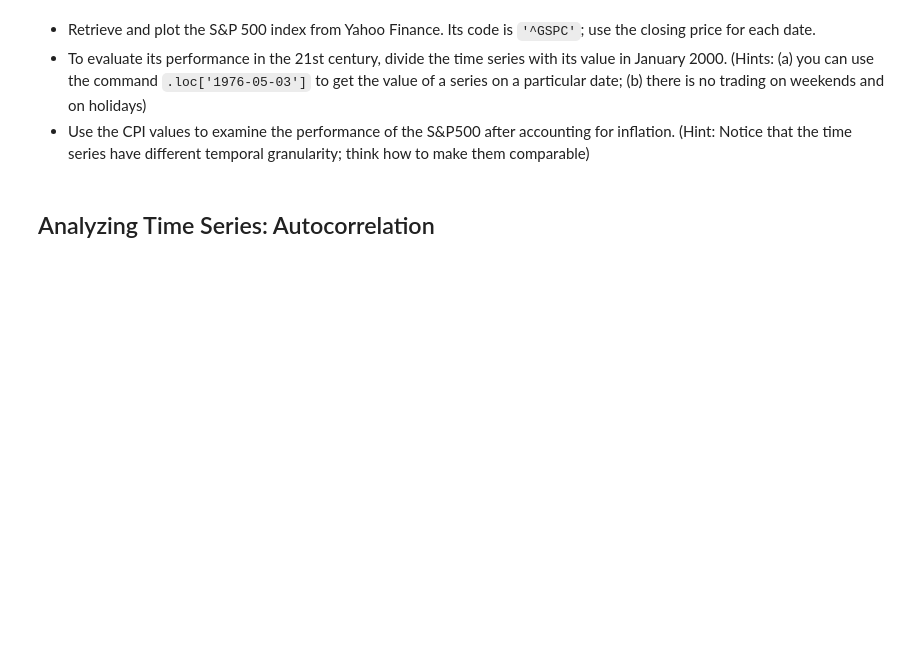
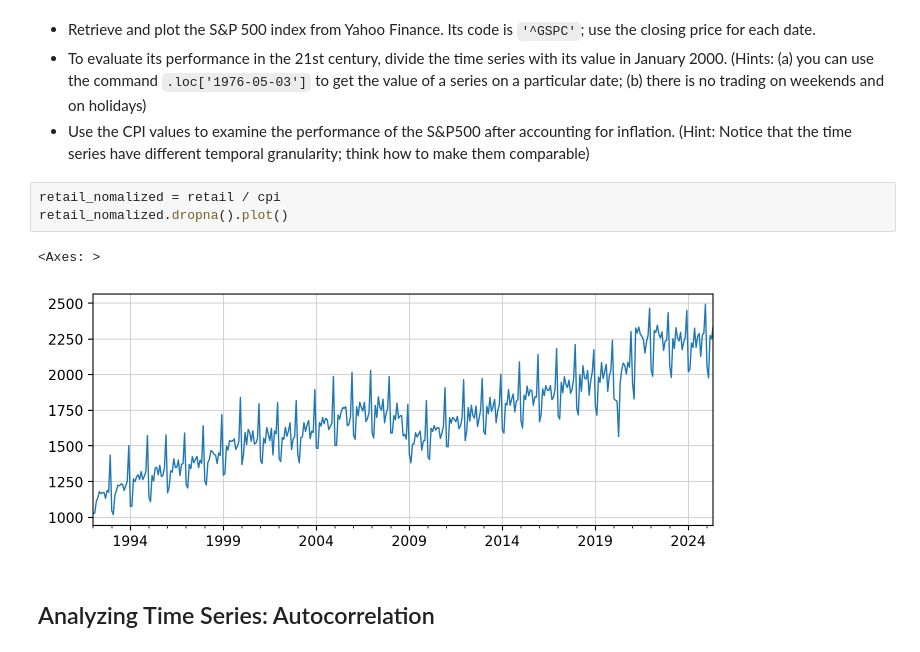
Before and after one commit to SebastianSanchez5/DataAnalysis, a Jupyter notebook: Sebastian_Sanchez_Copy_of_A_Introduction_to_Time_Series_and_Forecasting.ipynb, the cells around one changed output. Cells and saved outputs as stored; diff of their text form; blank space fills up the shorter version.

```diff
--- a/Sebastian_Sanchez_Copy_of_A_Introduction_to_Time_Series_and_Forecasting.ipynb
+++ b/Sebastian_Sanchez_Copy_of_A_Introduction_to_Time_Series_and_Forecasting.ipynb
@@ -501,6 +501,12 @@ retail.plot()
 * Retrieve and plot the S&P 500 index from Yahoo Finance. Its code is `'^GSPC'`; use the closing price for each date.
 * To evaluate its performance in the 21st century, divide the time series with its value in January 2000. (Hints: (a) you can use the command `.loc['1976-05-03']` to get the value of a series on a particular date; (b) there is no trading on weekends and on holidays)
 * Use the CPI values to examine the performance of the S&P500 after accounting for inflation. (Hint: Notice that the time series have different temporal granularity; think how to make them comparable)
+# %%
+retail_nomalized = retail / cpi
+retail_nomalized.dropna().plot()
+# %% [output]
+<Axes: >
+[figure, added]
 # %% [markdown]
 ## Analyzing Time Series: Autocorrelation
 # %% [markdown]
```
